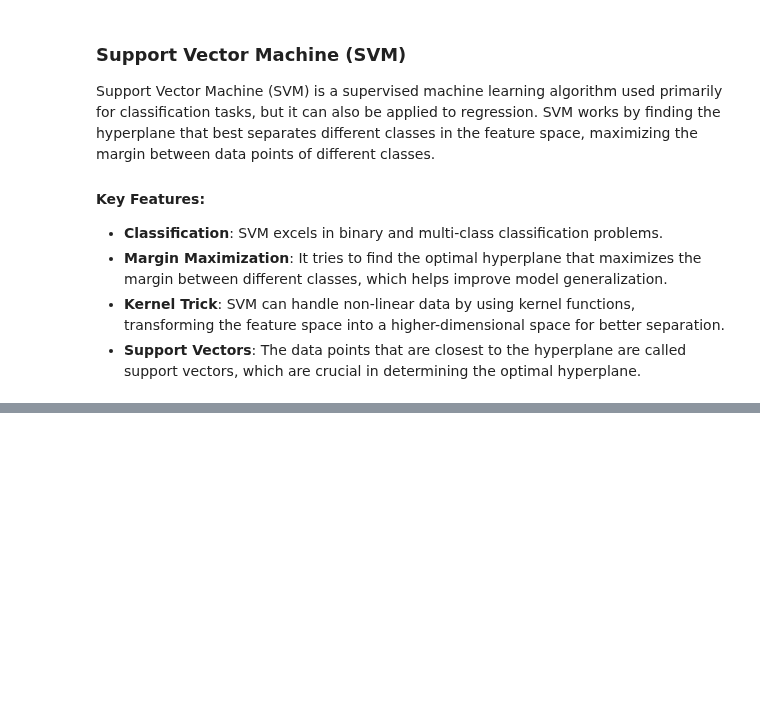
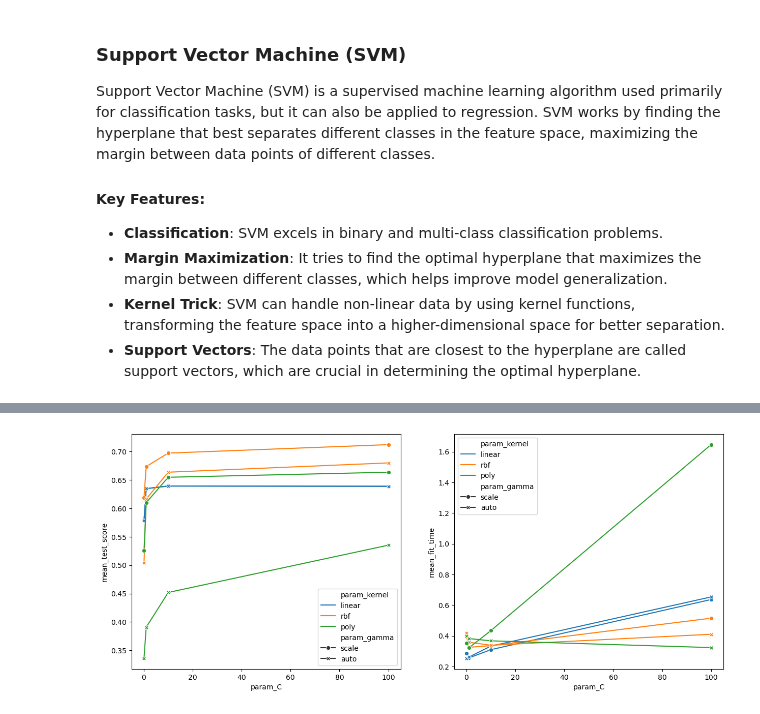
Before and after one commit to MSC-DS-Y1/Applied-Machine-Learning-Project, a Jupyter notebook: src/models/fabian/main.ipynb, the cells around one changed output, grey strips where cells are left out. Cells and saved outputs as stored; diff of their text form; code cells hidden in the pictures; blank space fills up the shorter version.

```diff
--- a/src/models/fabian/main.ipynb
+++ b/src/models/fabian/main.ipynb
@@ -18,3 +5,6 @@ target = {
+# %%
+features = data.drop('Target', axis=1)
+target = data['Target']
 # %%
 import matplotlib.pyplot as plt
 import seaborn as sns
@@ -105,25 +73,20 @@ def split_data(X, y, train_size, test_size, val_size):
 #   - Testing: 20%
 #   - Validation: 10%
 
-train = {}
-test = {}
-val = {}
+X_train, X_test, X_val, y_train, y_test, y_val = split_data(X, y, 0.7, 0.2, 0.1)
+train = (X_train, y_train)
+test = (X_test, y_test)
+val = (X_val, y_val)
 
-for key in X.keys():
-  X_train, X_test, X_val, y_train, y_test, y_val = split_data(X[key], y[key], 0.7, 0.2, 0.1)
-  train[key] = (X_train, y_train)
-  test[key] = (X_test, y_test)
-  val[key] = (X_val, y_val)
+training_data = pd.concat([X_train, y_train], axis=1)
+testing_data = pd.concat([X_test, y_test], axis=1)
+validation_data = pd.concat([X_val, y_val], axis=1)
 
-  training_data = pd.concat([X_train, y_train], axis=1)
-  testing_data = pd.concat([X_test, y_test], axis=1)
-  validation_data = pd.concat([X_val, y_val], axis=1)
-
-  # Check if the distribution is correct
-  total = X[key].shape[0]
-  print(f"Training data distribution {(training_data.value_counts().sum() / total):.0%}")
-  print(f"Testing data distribution {(testing_data.value_counts().sum() / total):.0%}")
-  print(f"Validation data distribution {(validation_data.value_counts().sum() / total):.0%}")
+# Check if the distribution is correct
+total = X.shape[0]
+print(f"Training data distribution {(training_data.value_counts().sum() / total):.0%}")
+print(f"Testing data distribution {(testing_data.value_counts().sum() / total):.0%}")
+print(f"Validation data distribution {(validation_data.value_counts().sum() / total):.0%}")
 # %% [output]
 Training data distribution 70%
 Testing data distribution 20%
@@ -219,9 +177,10 @@ Fitting 5 folds for each of 72 candidates, totalling 360 fits
 # %%
-for key in grid_search_results.keys():
-  df_results = pd.DataFrame(grid_search_results[key])
+df_results = pd.DataFrame(grid_search_results)
 
-  fig, ax = plt.subplots(1, 2, figsize=(15, 6))
-  sns.lineplot(data=df_results, x='param_C', y='mean_test_score', hue='param_kernel', style='param_gamma', ax=ax[0], markers=True, dashes=False, err_style=None)
-  sns.lineplot(data=df_results, x='param_C', y='mean_fit_time', hue='param_kernel', style='param_gamma', ax=ax[1], markers=True, dashes=False, err_style=None)
+fig, ax = plt.subplots(1, 2, figsize=(15, 6))
+sns.lineplot(data=df_results, x='param_C', y='mean_test_score', hue='param_kernel', style='param_gamma', ax=ax[0], markers=True, dashes=False, err_style=None)
+sns.lineplot(data=df_results, x='param_C', y='mean_fit_time', hue='param_kernel', style='param_gamma', ax=ax[1], markers=True, dashes=False, err_style=None)
 
-  plt.show()
+plt.show()
+# %% [output]
+[figure, added]
```
Also changed, not shown: parts of 6 cells of this notebook, 2 other files.
